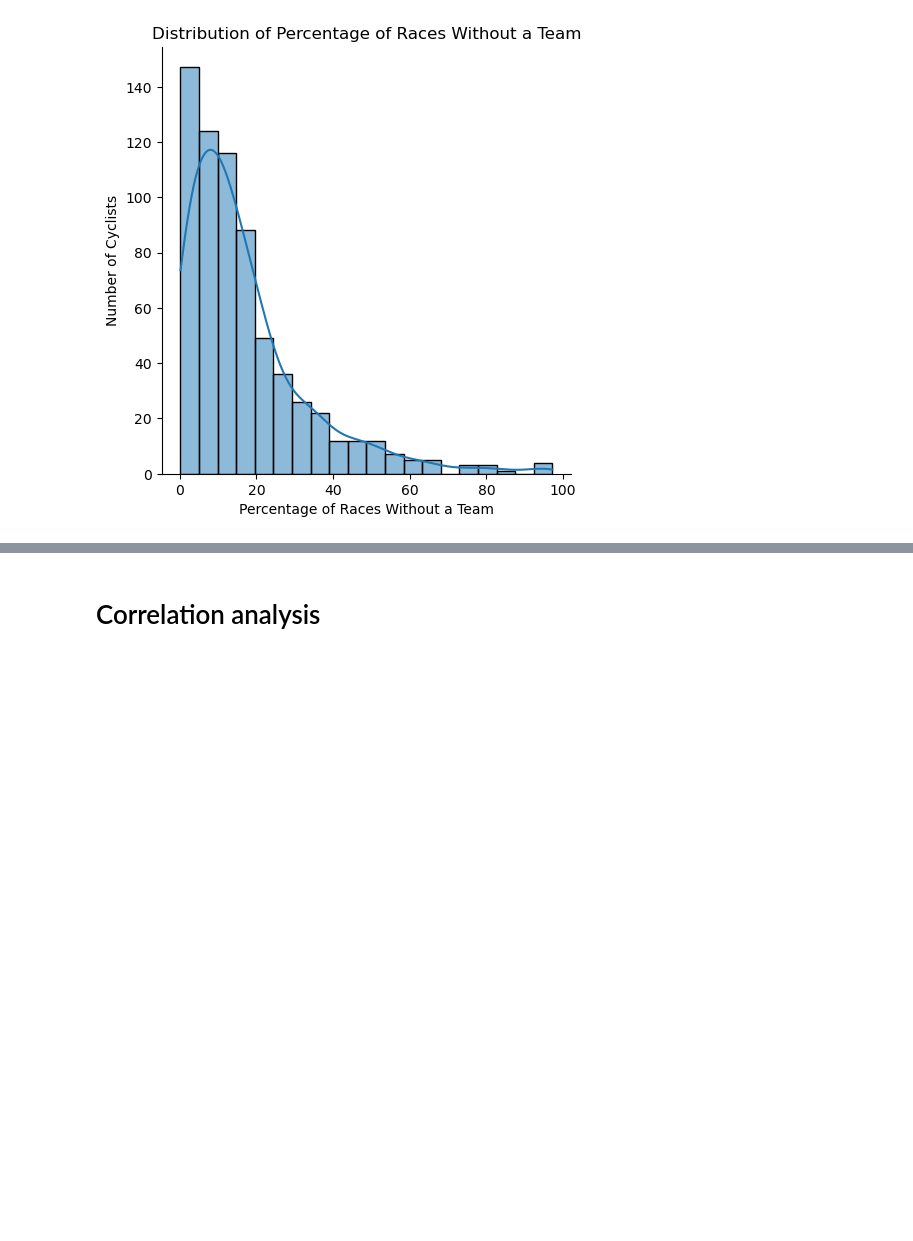
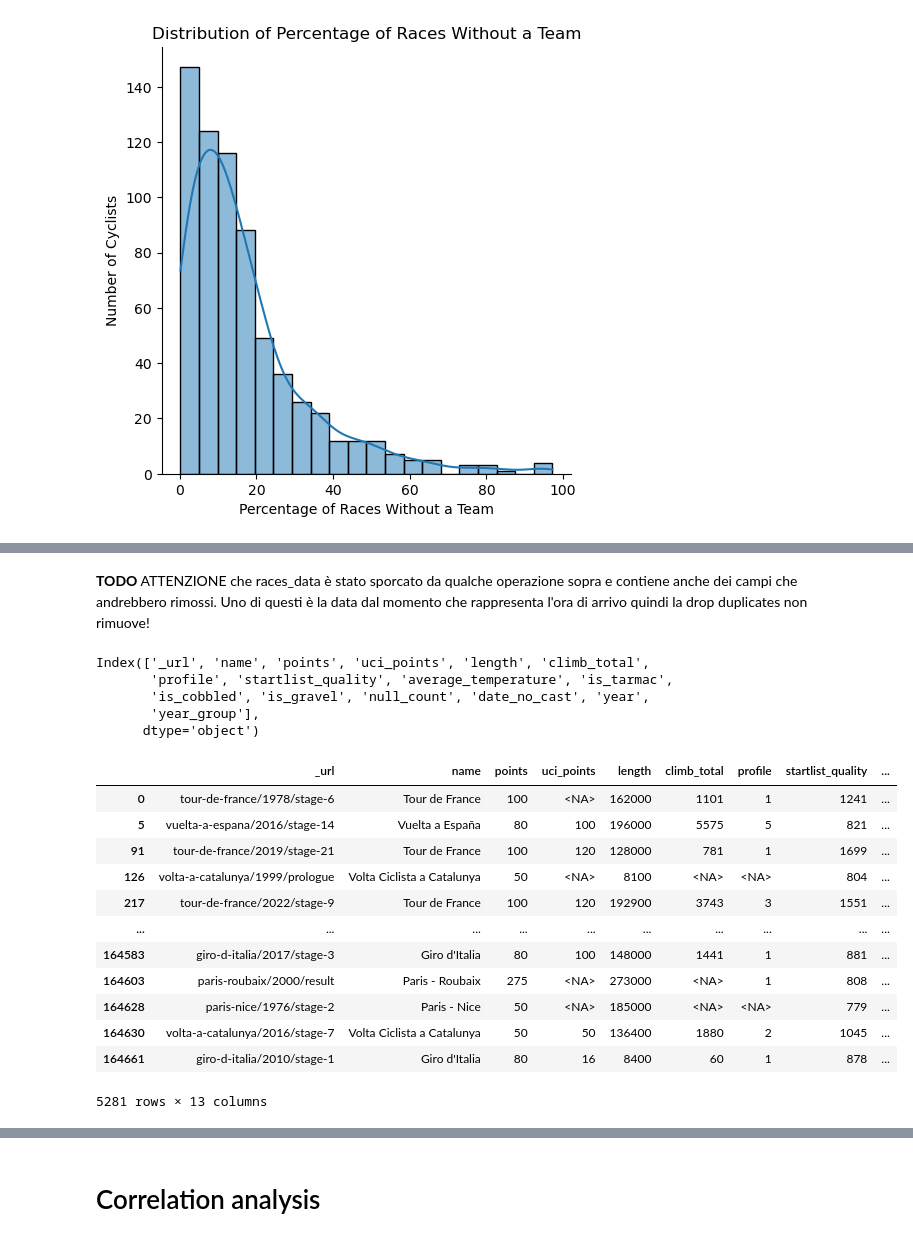
Before and after one commit to luca-rizzo/dm-2024-project, a Jupyter notebook: notebook/data_understanding.ipynb, the cells around one changed output, grey strips where cells are left out. Cells and saved outputs as stored; diff of their text form; code cells hidden in the pictures; blank space fills up the shorter version.

```diff
--- a/notebook/data_understanding.ipynb
+++ b/notebook/data_understanding.ipynb
@@ -1908,0 +1913,10 @@ plt.show()
+# %% [markdown]
+**TODO** ATTENZIONE che races_data è stato sporcato da qualche operazione sopra e contiene anche dei campi che andrebbero rimossi. Uno di questi è la data dal momento che rappresenta l'ora di arrivo quindi la drop duplicates non rimuove!
+# %%
+races_data.columns
+# %% [output]
+Index(['_url', 'name', 'points', 'uci_points', 'length', 'climb_total',
+       'profile', 'startlist_quality', 'average_temperature', 'is_tarmac',
+       'is_cobbled', 'is_gravel', 'null_count', 'date_no_cast', 'year',
+       'year_group'],
+      dtype='object')
@@ -1908,0 +1926,16 @@ plt.show()
+# %%
+races_data
+# %% [output]
+|  | _url | name | points | uci_points | length | climb_total | profile | startlist_quality | ... |
+| 0 | tour-de-france/1978/stage-6 | Tour de France | 100 | <NA> | 162000 | 1101 | 1 | 1241 | ... |
+| 5 | vuelta-a-espana/2016/stage-14 | Vuelta a España | 80 | 100 | 196000 | 5575 | 5 | 821 | ... |
+| 91 | tour-de-france/2019/stage-21 | Tour de France | 100 | 120 | 128000 | 781 | 1 | 1699 | ... |
+| 126 | volta-a-catalunya/1999/prologue | Volta Ciclista a Catalunya | 50 | <NA> | 8100 | <NA> | <NA> | 804 | ... |
+| 217 | tour-de-france/2022/stage-9 | Tour de France | 100 | 120 | 192900 | 3743 | 3 | 1551 | ... |
+| ... | ... | ... | ... | ... | ... | ... | ... | ... | ... |
+| 164583 | giro-d-italia/2017/stage-3 | Giro d'Italia | 80 | 100 | 148000 | 1441 | 1 | 881 | ... |
+| 164603 | paris-roubaix/2000/result | Paris - Roubaix | 275 | <NA> | 273000 | <NA> | 1 | 808 | ... |
+| 164628 | paris-nice/1976/stage-2 | Paris - Nice | 50 | <NA> | 185000 | <NA> | <NA> | 779 | ... |
+| 164630 | volta-a-catalunya/2016/stage-7 | Volta Ciclista a Catalunya | 50 | 50 | 136400 | 1880 | 2 | 1045 | ... |
+| 164661 | giro-d-italia/2010/stage-1 | Giro d'Italia | 80 | 16 | 8400 | 60 | 1 | 878 | ... |
+5281 rows × 13 columns
```
Also changed, not shown: parts of 13 cells of this notebook.
